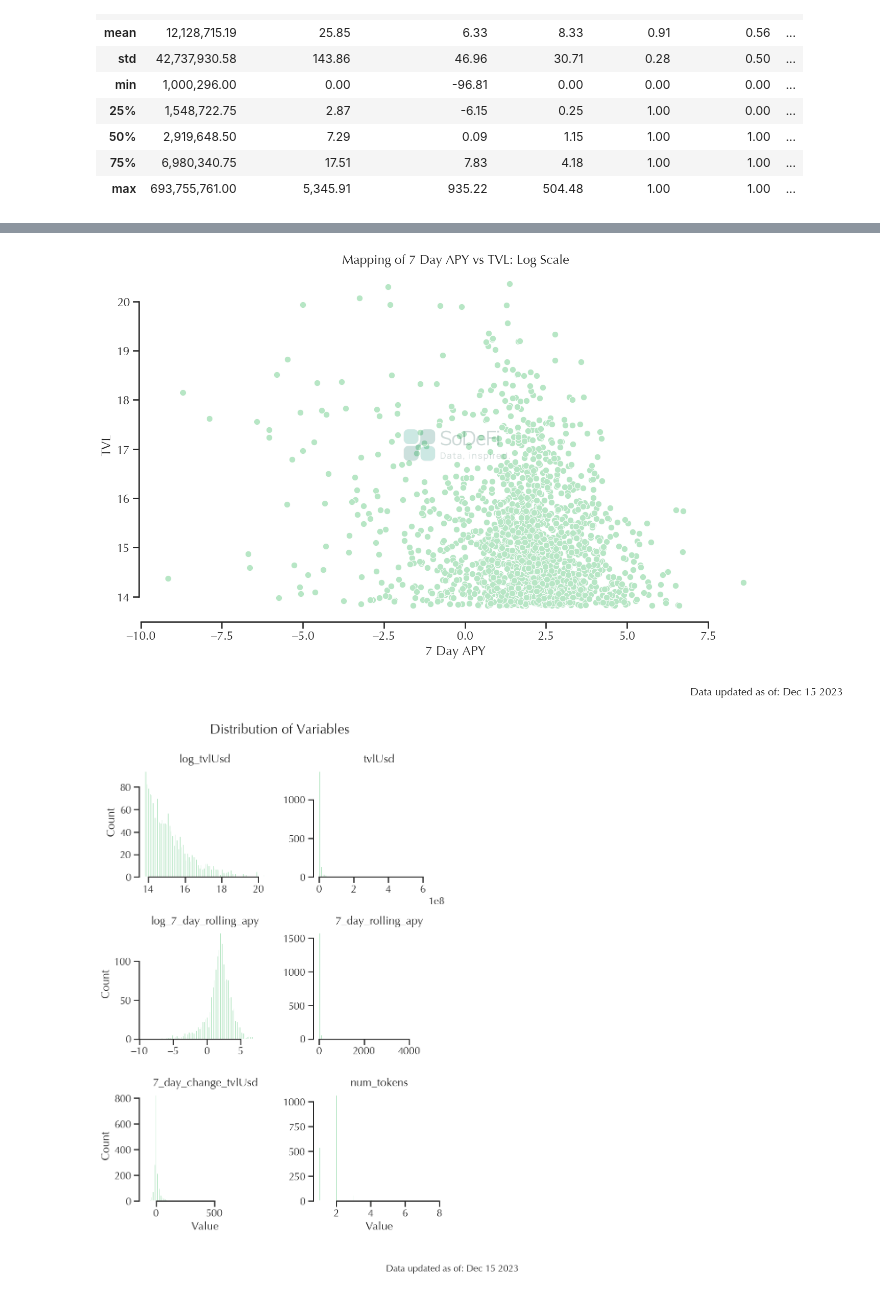
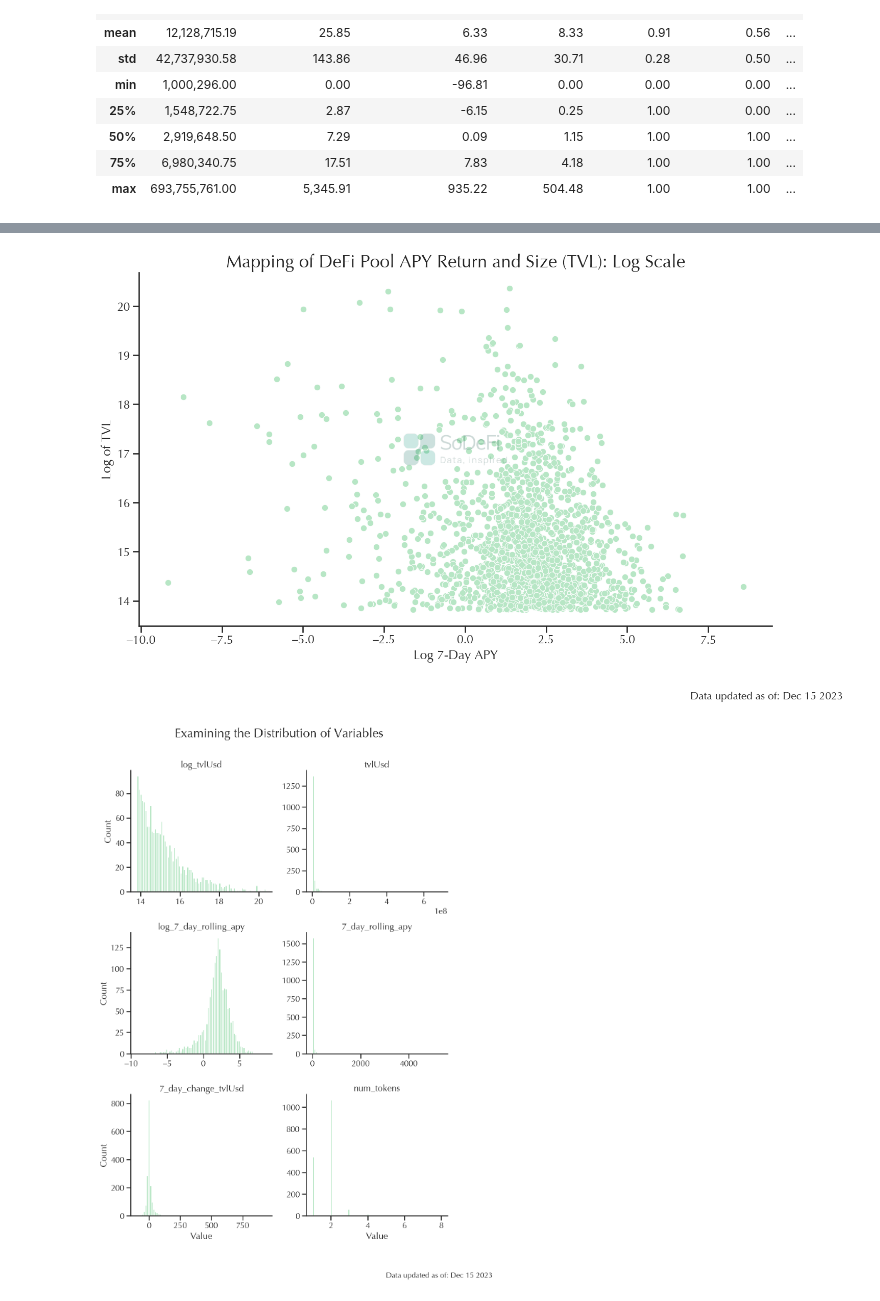
Before and after one commit to RazDwa1923/ML_Price, a Jupyter notebook: DeFi_Pool_k-means_clustering.ipynb, the cells around one changed output, grey strips where cells are left out. Saved outputs shown, nothing was run; the diff lists cells and outputs as text; code cells hidden in the pictures.

```diff
--- a/DeFi_Pool_k-means_clustering.ipynb
+++ b/DeFi_Pool_k-means_clustering.ipynb
@@ -256,15 +262,15 @@ fig, ax = plt.subplots()
 ax.figure.set_size_inches(16, 9)
 
 # create a scatter plot using seaborn with the x-axis being the 7-day APY and the y-axis being the TVL
-sns.scatterplot(data=data_cluster, x='log_7_day_rolling_apy', y='log_tvlUsd', palette='mako_r')
+sns.scatterplot(data=data_cluster, x='log_7_day_rolling_apy', y='log_tvlUsd')
 
 #setting the title and axis labels
-plt.title('Mapping of 7 Day APY vs TVL: Log Scale')
-plt.xlabel('7 Day APY')
-plt.ylabel('TVL')
+plt.title('Mapping of DeFi Pool APY Return and Size (TVL): Log Scale', fontsize=25)
+plt.xlabel('Log 7-Day APY')
+plt.ylabel('Log of TVL')
 
 # despining the chart
-sns.despine(trim=True, offset=0)
+sns.despine(right=True, top=True)
 
 #adding a string of when data was updated to the  right bottom corner of exhibit
 plt.text(0.8, -0.05, date, fontsize=15, transform=plt.gcf().transFigure)
@@ -286,7 +292,7 @@ plt.cla()
 plt.clf()
 plt.close()
 # %% [output]
-[figure, old version]
+[figure, new version]
 # %%
 # Data Visualization - creating a facet grid using seaborn to visualize the data prior to clustering. I will use histograms to visualize the distribution of the data for each variable
 
@@ -302,41 +308,38 @@ data_facetgrid = pd.melt(data_facetgrid,
                          value_name='value')
 
 # creating a facet grid with seaborn
-g = sns.FacetGrid(data_facetgrid, col='variable', col_wrap=2, height=4, sharey=False, sharex=False)
+g = sns.FacetGrid(data_facetgrid, col='variable', col_wrap=2, height=5, sharey=False, sharex=False)
 g.map(plt.hist, 'value', bins=80) # adjust bin number here as needed
 
 # setting the title and axis labels
 plt.subplots_adjust(top=0.9)
-g.fig.suptitle('Distribution of Variables')
+g.fig.suptitle('Examining the Distribution of Variables', fontsize=25)
 g.set_titles('{col_name}')
 
 # adding labels to the x-axis and y-axis
 g.set_axis_labels(x_var='Value', y_var='Count')
-
-# despining the chart
-sns.despine(trim=True, offset=0)
 
 #adding a string of when data was updated to the  right bottom corner of exhibit
 plt.text(0.8, -0.05, date, fontsize=15, transform=plt.gcf().transFigure)
 
 #adding watermark
 imagebox = OffsetImage(img, zoom=0.8, alpha=0.2)
 imagebox.image.axes = ax
 ao = AnnotationBbox(imagebox, (0.5, 0.5), xycoords='axes fraction', bboxprops={'lw':0})
 ao.patch.set_alpha(0)
 ax.add_artist(ao)
 
 # setting the size of the plot
 plt.rcParams['figure.figsize'] = [16, 9]
 
 #saving chart as png file
-fig.savefig('/Users/karolk/Python_Work/ML_Price/Viz/3.png', dpi=300, bbox_inches='tight', facecolor='white')
+g.savefig('/Users/karolk/Python_Work/ML_Price/Viz/3.png', dpi=300, bbox_inches='tight', facecolor='white')
 plt.show()
 plt.cla()
 plt.clf()
 plt.close()
 # %% [output]
-[figure, old version]
+[figure, new version]
 # %%
 # Data Exploration - Describing the Data and Viewing the Data
 
```
Also changed, not shown: parts of 13 cells of this notebook, 12 other files.
